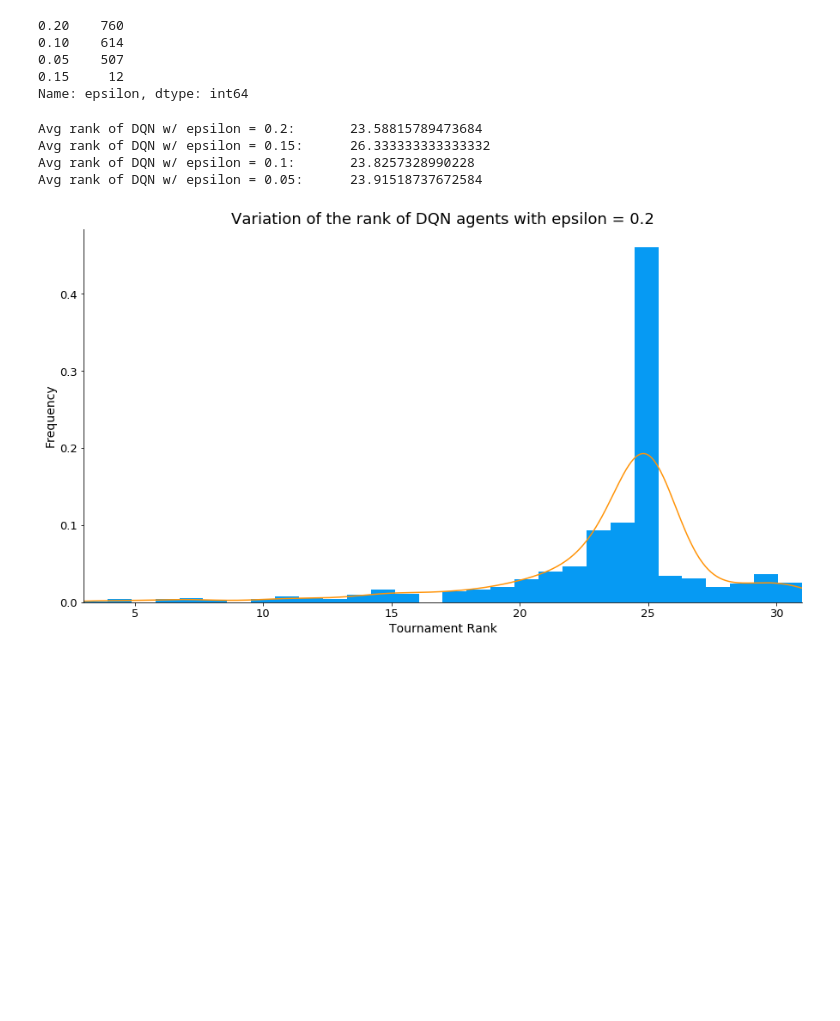
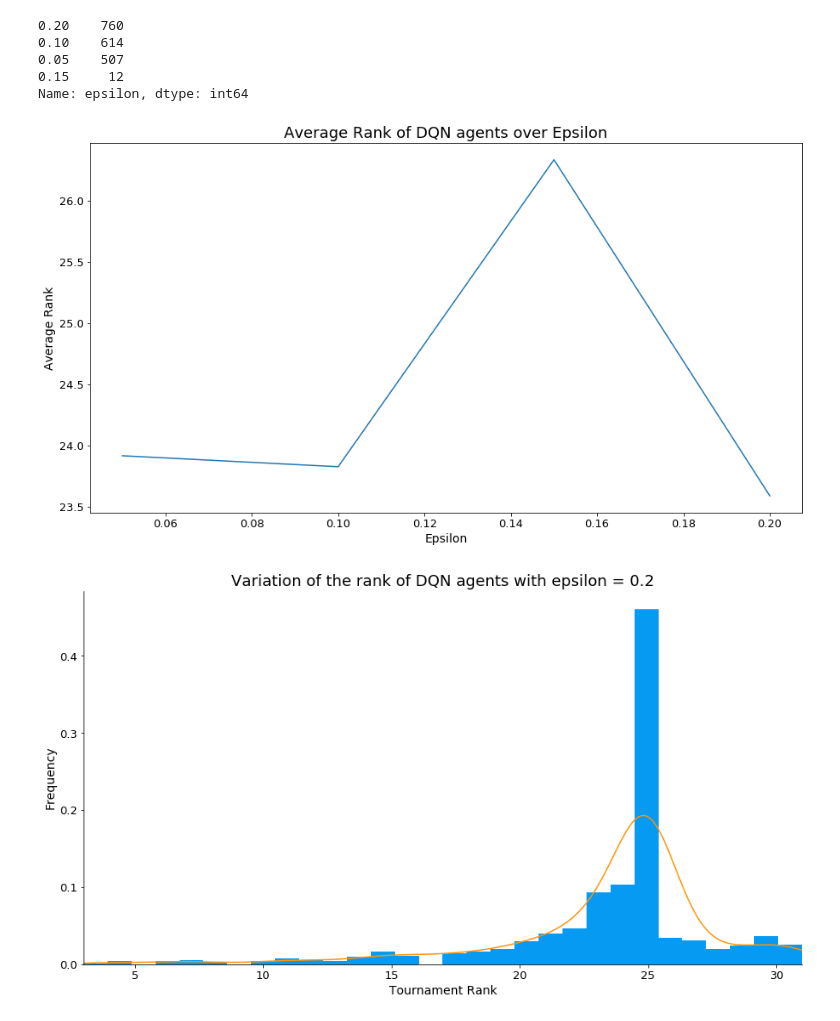
Before and after one commit to UCL-COMP0031-2022-Project-10/tournament, a Jupyter notebook: results/data_analysis_ani.ipynb, the cells around one changed output. Saved outputs shown, nothing was run; the diff lists cells and outputs as text; code cells hidden in the pictures; blank space fills up the shorter version.

```diff
--- a/results/data_analysis_ani.ipynb
+++ b/results/data_analysis_ani.ipynb
@@ -99,23 +108,19 @@ Name: epsilon, dtype: int64
 # %%
 num_20 = dqn_agents[dqn_agents["epsilon"] == 0.2]
 num_10 = dqn_agents[dqn_agents["epsilon"] == 0.1]
 num_05 = dqn_agents[dqn_agents["epsilon"] == 0.05]
 num_15 = dqn_agents[dqn_agents["epsilon"] == 0.15]
 
 avg_rank_20 = dqn_agents[dqn_agents["epsilon"] == 0.2]["tn_rank"].sum() / len(num_20)
 avg_rank_10 = dqn_agents[dqn_agents["epsilon"] == 0.1]["tn_rank"].sum() / len(num_10)
 avg_rank_05 = dqn_agents[dqn_agents["epsilon"] == 0.05]["tn_rank"].sum() / len(num_05)
 avg_rank_15 = dqn_agents[dqn_agents["epsilon"] == 0.15]["tn_rank"].sum() / len(num_15)
 
-print(f"Avg rank of DQN w/ epsilon = 0.2:\t{avg_rank_20}")
-print(f"Avg rank of DQN w/ epsilon = 0.15:\t{avg_rank_15}")
-print(f"Avg rank of DQN w/ epsilon = 0.1:\t{avg_rank_10}")
-print(f"Avg rank of DQN w/ epsilon = 0.05:\t{avg_rank_05}")
+avg_expl = {"Epsilon" : [0.05, 0.1, 0.15, 0.2],
+            "Average Rank" : [avg_rank_05, avg_rank_10, avg_rank_15, avg_rank_20]}
+plot_linegraph(avg_expl, "Epsilon", "Average Rank", "Average Rank of DQN agents over Epsilon")
 # %% [output]
-Avg rank of DQN w/ epsilon = 0.2:       23.58815789473684
-Avg rank of DQN w/ epsilon = 0.15:      26.333333333333332
-Avg rank of DQN w/ epsilon = 0.1:       23.8257328990228
-Avg rank of DQN w/ epsilon = 0.05:      23.91518737672584
+[figure, added]
 # %%
 plot_histogram(num_20["tn_rank"], 30, "Tournament Rank", "Frequency", "Variation of the rank of DQN agents with epsilon = 0.2")
 # %% [output]
```
Also changed, not shown: parts of 11 cells of this notebook, 20 other files.
